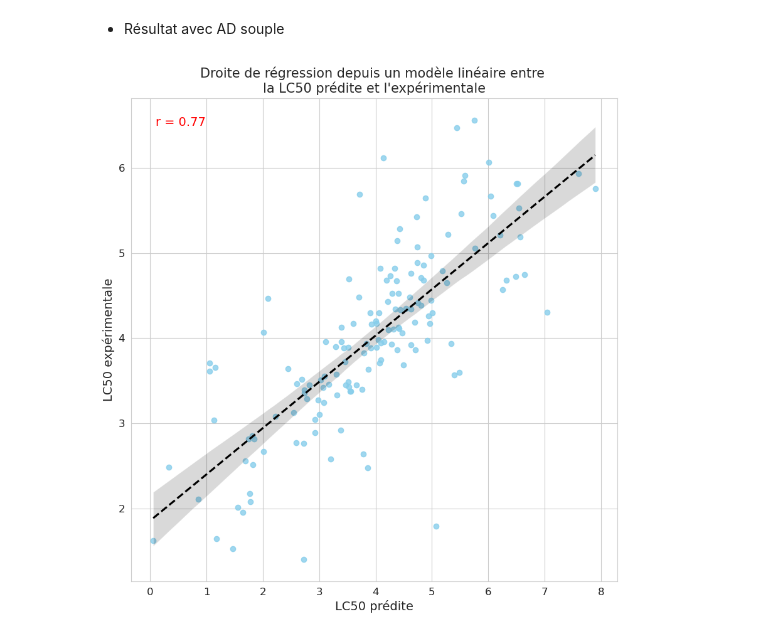
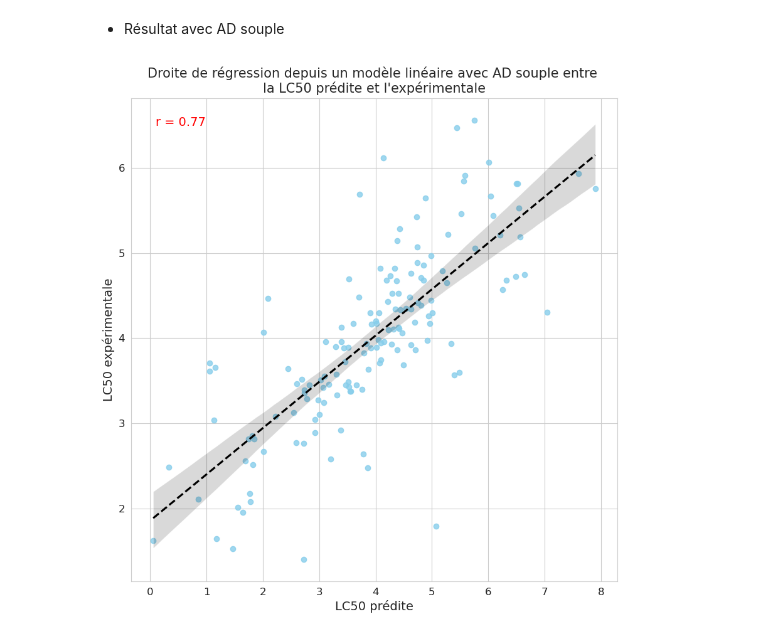
Before and after one commit to Edmondbrn/projet_IA_QSAR, a Jupyter notebook: regression_lineaire.ipynb, the cells around one changed output. Drawn from its saved outputs; the diff is of its cells as text; code cells hidden in the pictures.

```diff
--- a/regression_lineaire.ipynb
+++ b/regression_lineaire.ipynb
@@ -74,6 +74,7 @@ qu.scatter_QSAR(x_data = y_pred_strict, y_data = y_test_strict,
 # %%
 corr_coeff_soft, _ = pearsonr(y_test_soft, y_pred_soft)
 qu.scatter_QSAR(x_data = y_pred_soft, y_data = y_test_soft,
-                corr_coef=corr_coeff_soft)
+                corr_coef=corr_coeff_soft,
+                model_type="linéaire avec AD souple")
 # %% [output]
-[figure, old version]
+[figure, new version]
```
Also changed, not shown: 24 other files.
